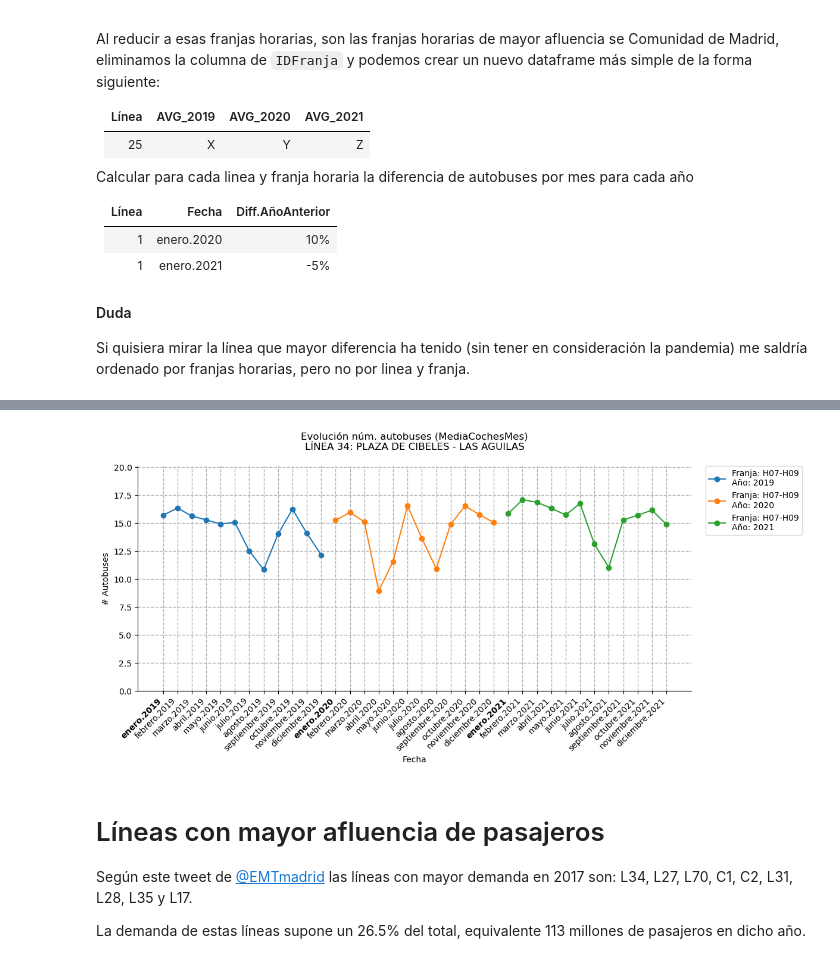
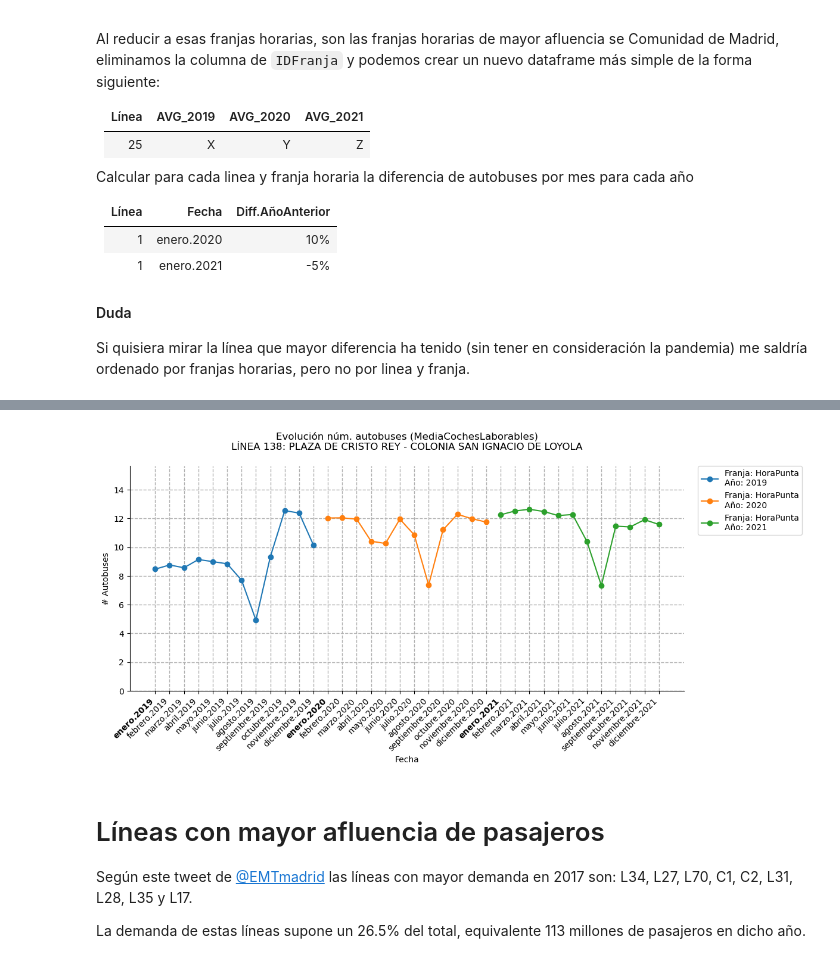
Before and after one commit to nacholopex/emt_madrid, a Jupyter notebook: 2022_emt_evolucion.ipynb, the cells around one changed output, grey strips where cells are left out. Drawn from its saved outputs; the diff is of its cells as text; code cells hidden in the pictures.

Commit message:
Cálculo: Hora punta para cada meses.año y línea

```diff
--- a/2022_emt_evolucion.ipynb
+++ b/2022_emt_evolucion.ipynb
@@ -306,10 +281,19 @@ tmp.head(2)
-# %%
-tmp.reset_index(drop=True,inplace=True)
-tmp.loc[:,'IDFranja'] = 'H07-H09'
-
-graficar(dataset=tmp.copy(),num_linea=34,franja='H07-H09',valores='MediaCochesMes') # [MediaCochesMes, MediaCochesLaborables, MediaCochesHoraPunta]
-# %% [output]
-[figure, removed]
+# %%
+horas = ['H07','H08','H09']
+
+horapunta = medias[(medias['CLinea']<500)&(medias['IDFranja'].isin(horas))].copy()
+
+tmp = horapunta.copy()
+tmp['MediaCochesLaborables'] = tmp.groupby(by=['CLinea', 'fechaCorta'],as_index=False)['MediaCochesLaborables'].transform('mean')
+tmp['MediaCochesMes'] = tmp.groupby(by=['CLinea', 'fechaCorta'],as_index=False)['MediaCochesMes'].transform('mean')
+# %%
+tmp = pd.concat([medias, tmp.drop_duplicates(subset=['CLinea','fechaCorta']).sort_values(by=['CLinea','FServicio']).reset_index(drop=True).assign(IDFranja='HoraPunta')]).sort_values(by=['CLinea','FServicio','IDFranja']).reset_index(drop=True)
+# %%
+# [MediaCochesMes, MediaCochesLaborables]
+
+graficar(dataset=tmp.copy(),num_linea=138,franja='HoraPunta',valores='MediaCochesLaborables')
+# %% [output]
+[figure, added]
 # %%
 ####################
 # ESTO SON PRUEBAS #
```
Also changed, not shown: parts of 4 cells of this notebook.
